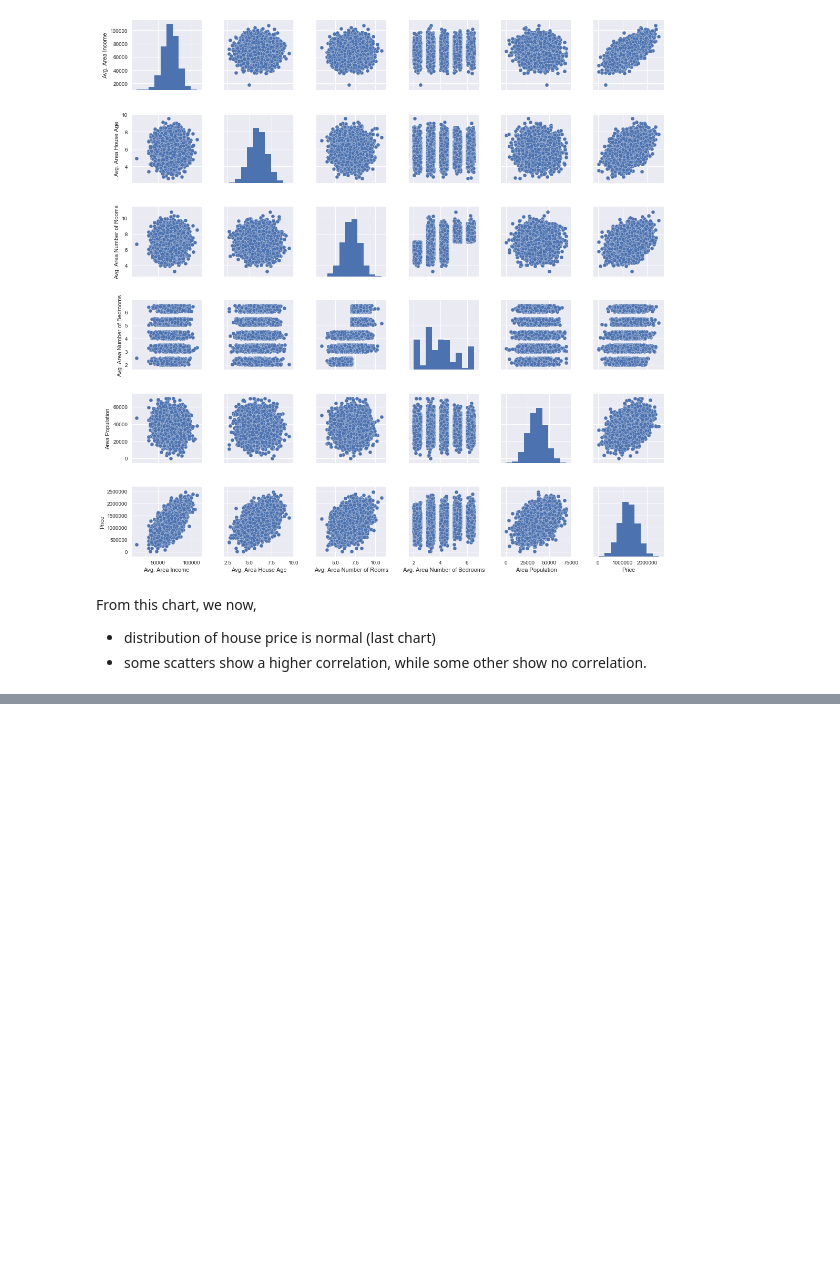
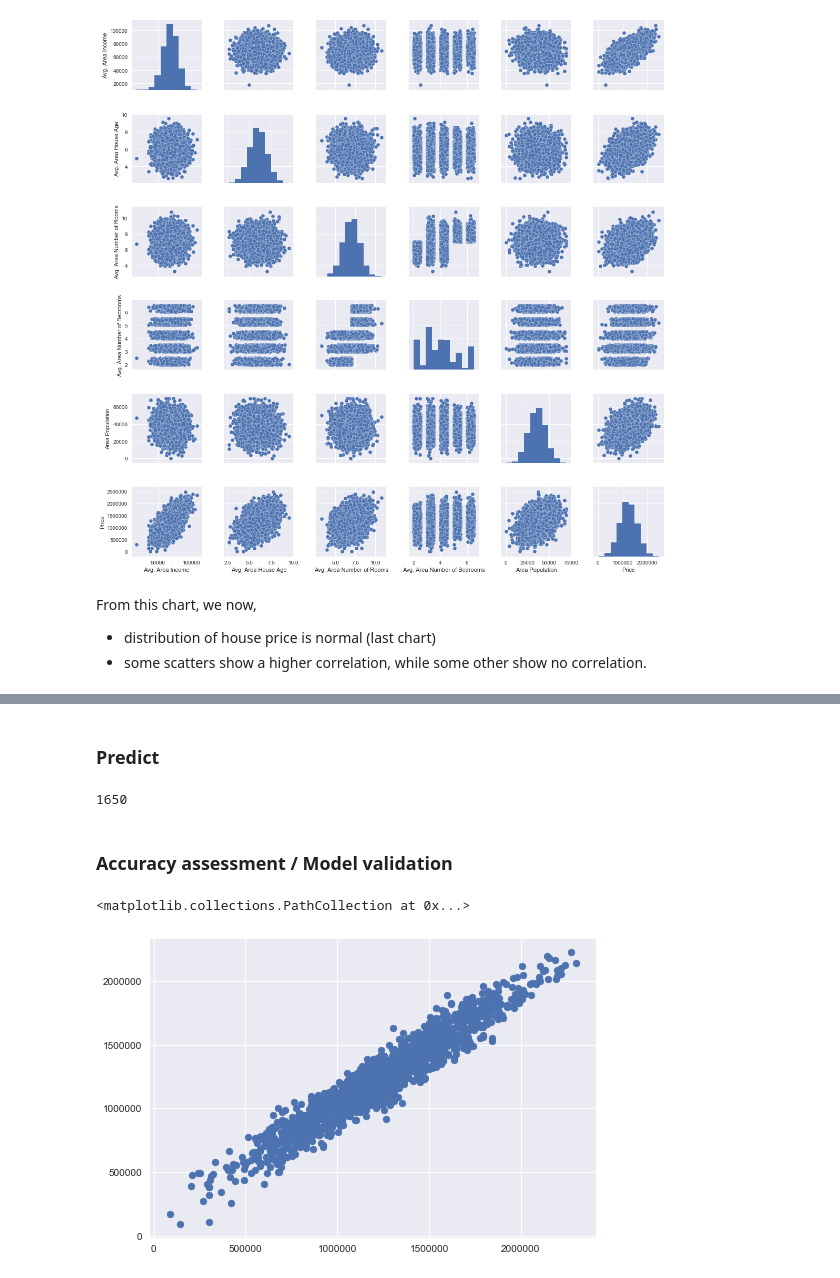
Before and after one commit to AtmaMani/pyChakras, a Jupyter notebook: ml/sklearn_linear_regression.ipynb, the cells around one changed output, grey strips where cells are left out. Drawn from its saved outputs; the diff is of its cells as text; code cells hidden in the pictures; blank space fills up the shorter version.

```diff
--- a/ml/sklearn_linear_regression.ipynb
+++ b/ml/sklearn_linear_regression.ipynb
@@ -54 +117,4 @@ fig.tight_layout()
 We use a number of numerical columns to regress the house price. Each column's influence will vary, just like in real life, the number of bedrooms might not influence as much as population density. We can determine the influence from the correlation shown in the heatmap above
+# %%
+from sklearn.linear_model import LinearRegression
+lm = LinearRegression()
@@ -54,0 +123,2 @@ We use a number of numerical columns to regress the house price. Each column's i
+# %%
+lm.fit(X_train, y_train) #no need to capture the return. All is stored in lm
@@ -54,0 +145,14 @@ We use a number of numerical columns to regress the house price. Each column's i
+# %% [markdown]
+### Predict
+# %%
+y_predicted = lm.predict(X_test)
+len(y_predicted)
+# %% [output]
+1650
+# %% [markdown]
+### Accuracy assessment  / Model validation
+# %%
+plt.scatter(y_test, y_predicted) #actual vs predicted
+# %% [output]
+<matplotlib.collections.PathCollection at 0x...>
+[figure, added]
```
Also changed, not shown: parts of 26 cells of this notebook.
